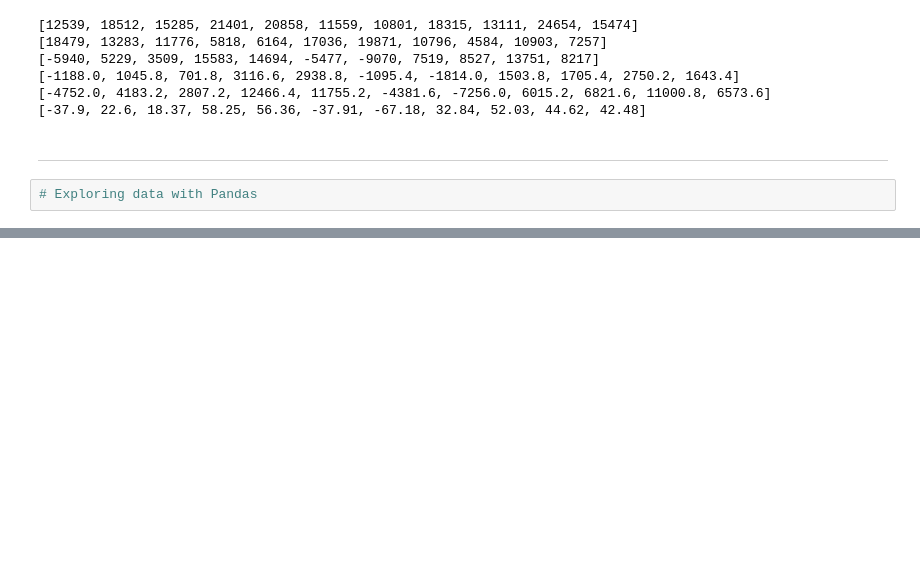
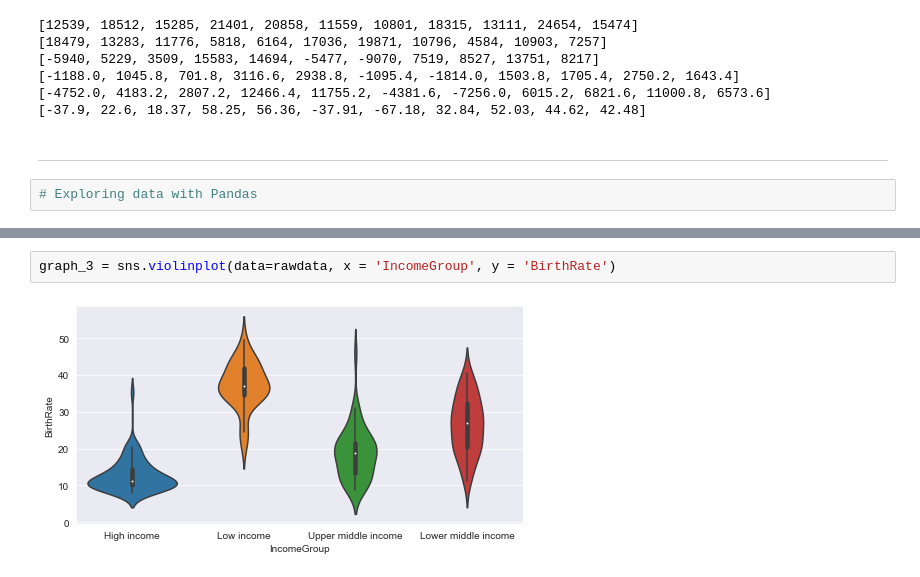
Before and after one commit to mareksturek/programming-basics, a Jupyter notebook: python_examples.ipynb, the cells around one changed output, grey strips where cells are left out. Cells and saved outputs as stored; diff of their text form; blank space fills up the shorter version.

```diff
--- a/python_examples.ipynb
+++ b/python_examples.ipynb
@@ -88,0 +147,4 @@ rawdata
+# %%
+graph_3 = sns.violinplot(data=rawdata, x = 'IncomeGroup', y = 'BirthRate')
+# %% [output]
+[figure, added]
```
Also changed, not shown: parts of 18 cells of this notebook.
